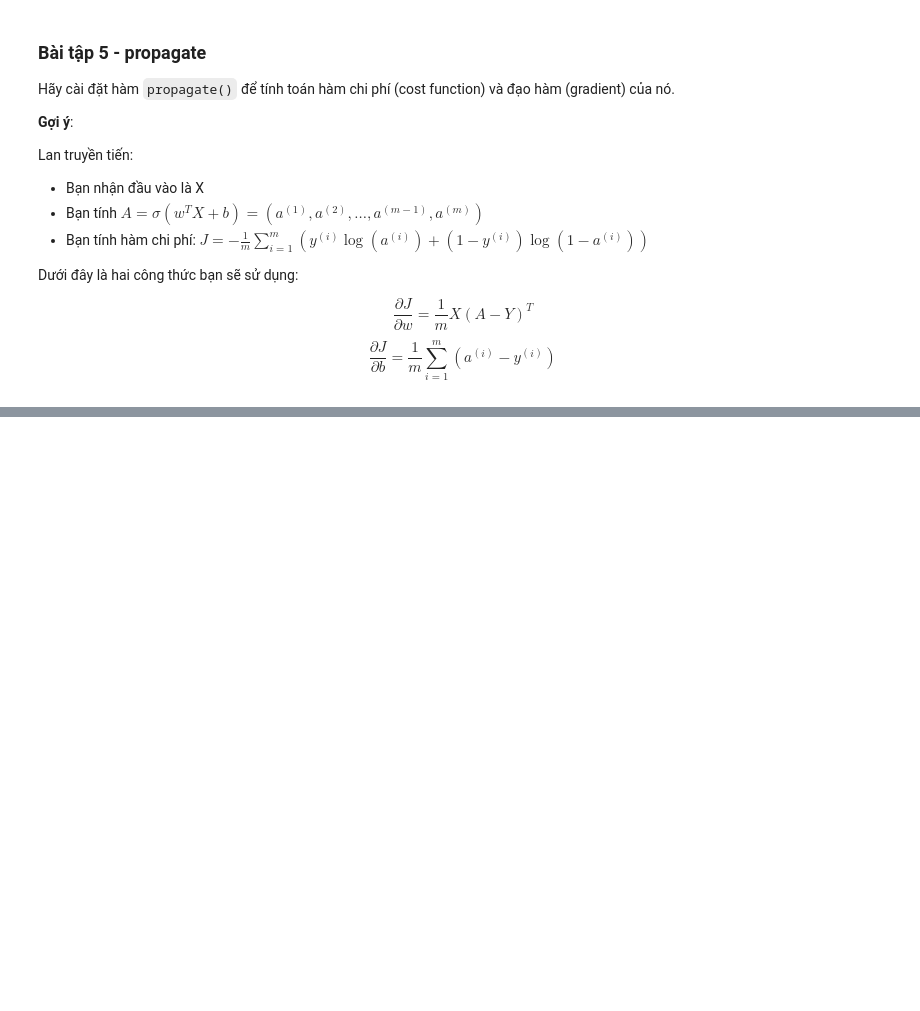
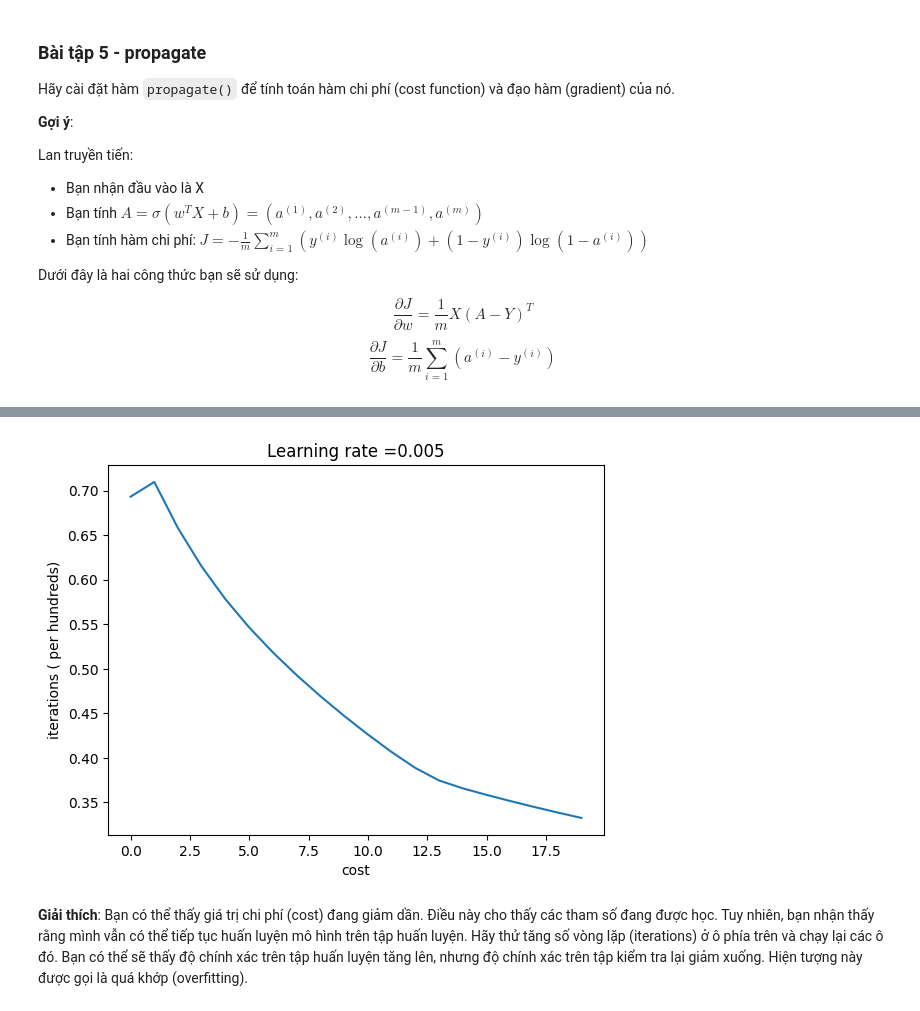
Before and after one commit to tuanldda06/deep-learning-specialization, a Jupyter notebook: dls-c1/C1-NeuralNetworksAndDeepLearning/week2/W2A2/code.ipynb, the cells around one changed output, grey strips where cells are left out. Cells and saved outputs as stored; diff of their text form; code cells hidden in the pictures; blank space fills up the shorter version.

```diff
--- a/dls-c1/C1-NeuralNetworksAndDeepLearning/week2/W2A2/code.ipynb
+++ b/dls-c1/C1-NeuralNetworksAndDeepLearning/week2/W2A2/code.ipynb
@@ -304,0 +424,36 @@ propagate_test(propagate)
+# %%
+def model(X_train , Y_train , X_test , Y_test , num_iterations = 2000 , learning_rate = 0.5 , print_cost = False) :
+    """
+Xây dựng mô hình hồi quy logistic bằng cách gọi hàm mà bạn đã triển khai trước đó
+
+Các tham số:
+X_train -- tập huấn luyện được biểu diễn dưới dạng mảng numpy có kích thước (num_px * num_px * 3, m_train)
+Y_train -- nhãn huấn luyện được biểu diễn dưới dạng mảng numpy (vector) có kích thước (1, m_train)
+X_test -- tập kiểm thử được biểu diễn dưới dạng mảng numpy có kích thước (num_px * num_px * 3, m_test)
+Y_test -- nhãn kiểm thử được biểu diễn dưới dạng mảng numpy (vector) có kích thước (1, m_test)
+num_iterations -- siêu tham số biểu thị số lần lặp để tối ưu hóa các tham số
+learning_rate -- siêu tham số biểu thị tốc độ học được sử dụng trong quy tắc cập nhật của hàm optimize()
+print_cost -- Đặt là True để in giá trị hàm chi phí sau mỗi 100 lần lặp
+
+Giá trị trả về:
+d -- từ điển (dictionary) chứa thông tin về mô hình.
+"""
+    w , b = initialize_with_zeros(X_train.shape[0])
+    parameters , grads , costs = optimize(w, b, X_train, Y_train, num_iterations, learning_rate, print_cost)
+    w = parameters['w']
+    b = parameters['b']
+    Y_prediction_test = predict(w , b , X_test)
+    Y_prediction_train = predict(w , b , X_train)
+    if print_cost :
+        print('train accuracy : {}%'.format(100-np.mean(np.abs(Y_prediction_train - Y_train))*100))
+        print('test accuracy : {}%'.format(100-np.mean(np.abs(Y_prediction_test - Y_test)) * 100))
+
+    d = {"costs": costs,
+         "Y_prediction_test": Y_prediction_test,
+         "Y_prediction_train" : Y_prediction_train,
+         "w" : w,
+         "b" : b,
+         "learning_rate" : learning_rate,
+         "num_iterations": num_iterations}
+
+    return d
@@ -304,0 +468,2 @@ propagate_test(propagate)
+# %%
+logistic_regression_model = model(train_set_x, train_set_y, test_set_x, test_set_y, num_iterations=2000, learning_rate=0.005, print_cost=True)
@@ -304,0 +516,12 @@ propagate_test(propagate)
+# %%
+costs = np.squeeze(logistic_regression_model['costs'])#Lấy danh sách giá trị Cost được lưu lại sau mỗi 100 vòng lặp.
+plt.plot(costs)#Vẽ biểu đồ đường nối các điểm giá trị trong mảng costs.
+plt.xlabel('cost')
+plt.ylabel('iterations ( per hundreds)')
+plt.title("Learning rate =" + str(logistic_regression_model["learning_rate"]))
+plt.show()
+# %% [output]
+[figure, added]
+# %% [markdown]
+**Giải thích**:
+Bạn có thể thấy giá trị chi phí (cost) đang giảm dần. Điều này cho thấy các tham số đang được học. Tuy nhiên, bạn nhận thấy rằng mình vẫn có thể tiếp tục huấn luyện mô hình trên tập huấn luyện. Hãy thử tăng số vòng lặp (iterations) ở ô phía trên và chạy lại các ô đó. Bạn có thể sẽ thấy độ chính xác trên tập huấn luyện tăng lên, nhưng độ chính xác trên tập kiểm tra lại giảm xuống. Hiện tượng này được gọi là quá khớp (overfitting).
```
Also changed, not shown: parts of 15 cells of this notebook, 4 other files.
